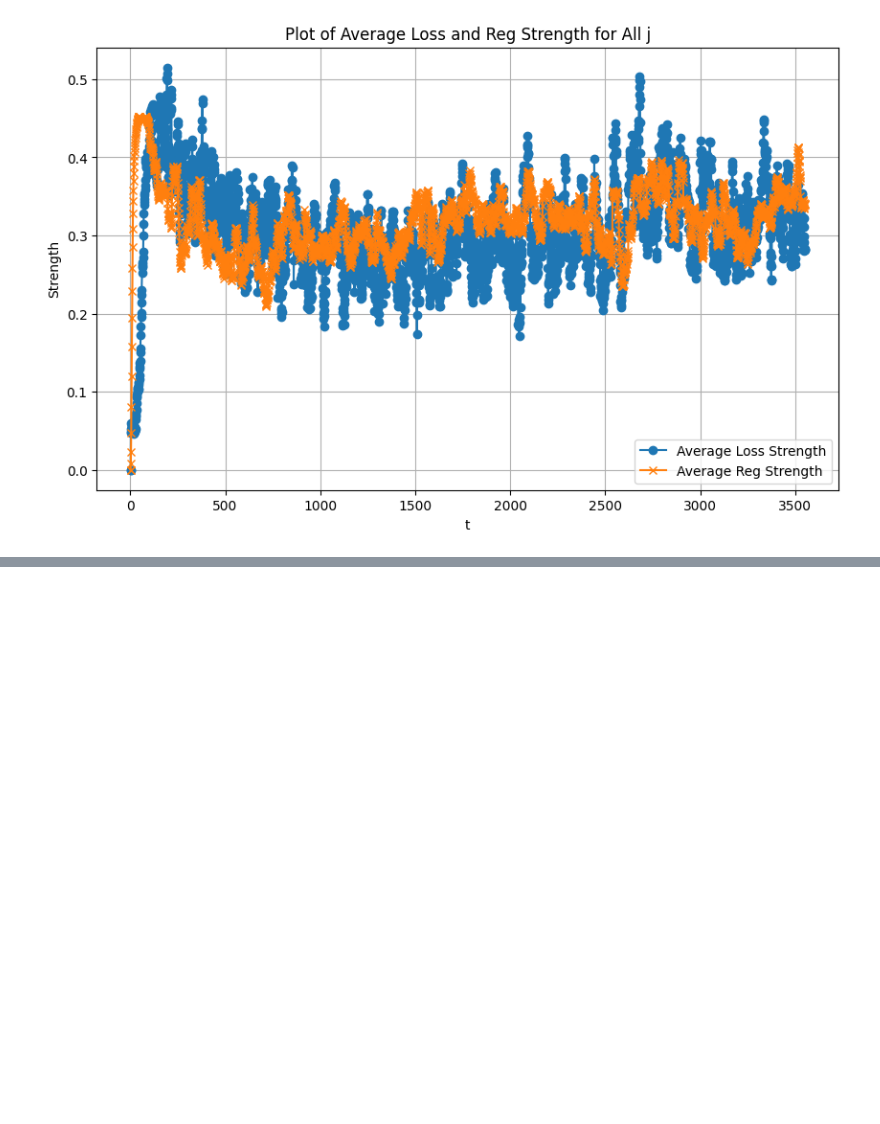
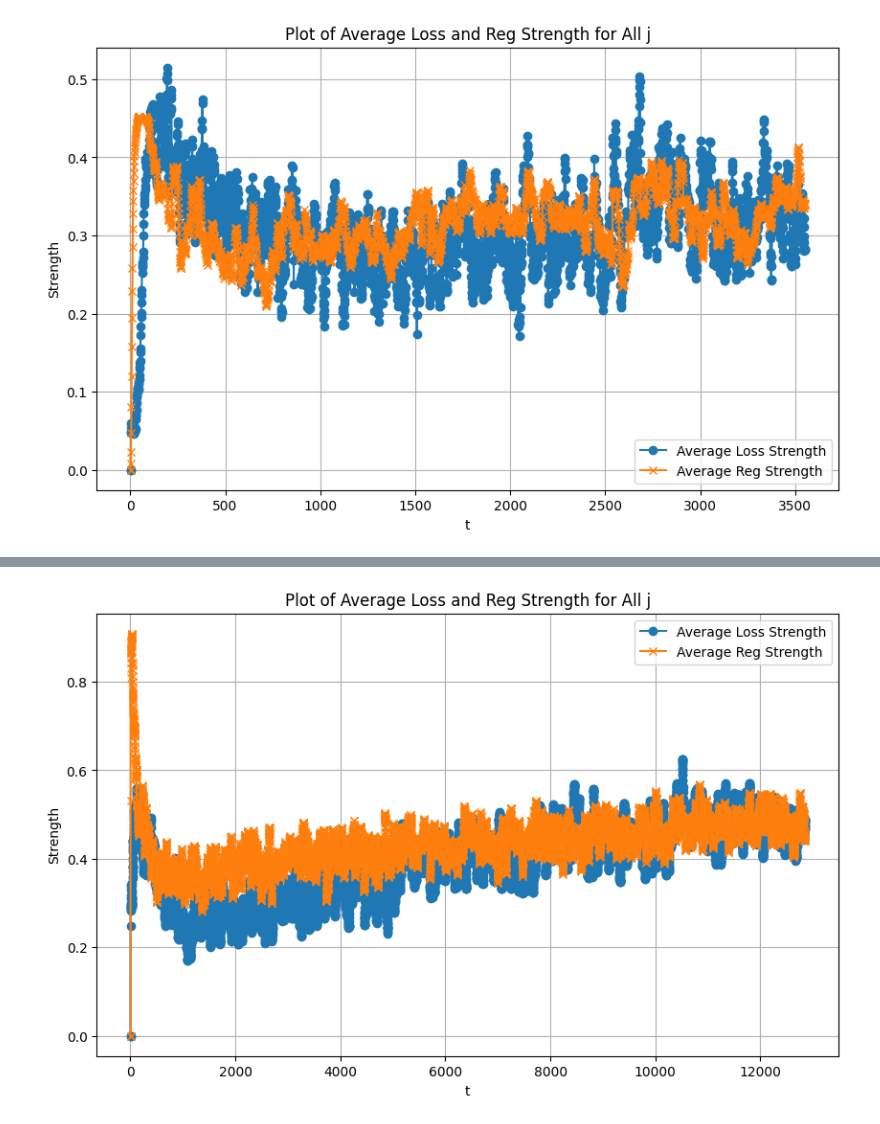
Before and after one commit to chengyuehuang511/vlm_robustness, a Jupyter notebook: plot_w.ipynb, the cells around one changed output, grey strips where cells are left out. Cells and saved outputs as stored; diff of their text form; code cells hidden in the pictures; blank space fills up the shorter version.

```diff
--- a/plot_w.ipynb
+++ b/plot_w.ipynb
@@ -189,0 +192,6 @@ file_path = '/coc/testnvme/chuang475/projects/vlm_robustness/tpcgrad_share6/outp
+# %%
+file_path = '/coc/testnvme/chuang475/projects/vlm_robustness/tpcgrad_share6/output/vqa/tpcgrad_norm_1e-3_1e-4_mu1/train_paligemma_vqa_20240915_021333/slurm-951851.out'
+data = read_data(file_path)
+plot_for_average_j(data)
+# %% [output]
+[figure, added]
```
Also changed, not shown: parts of 2 cells of this notebook, 15 other files.
